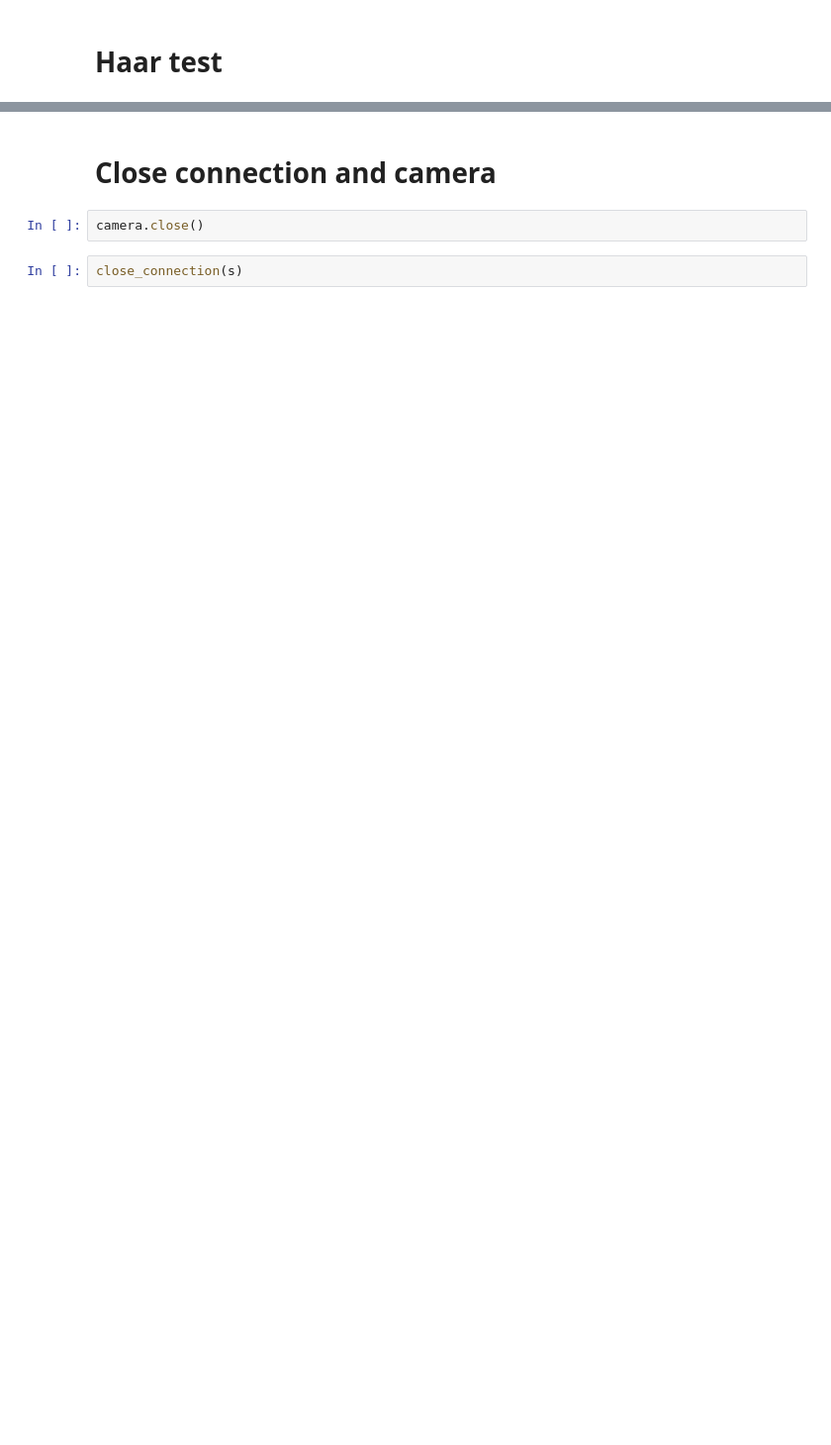
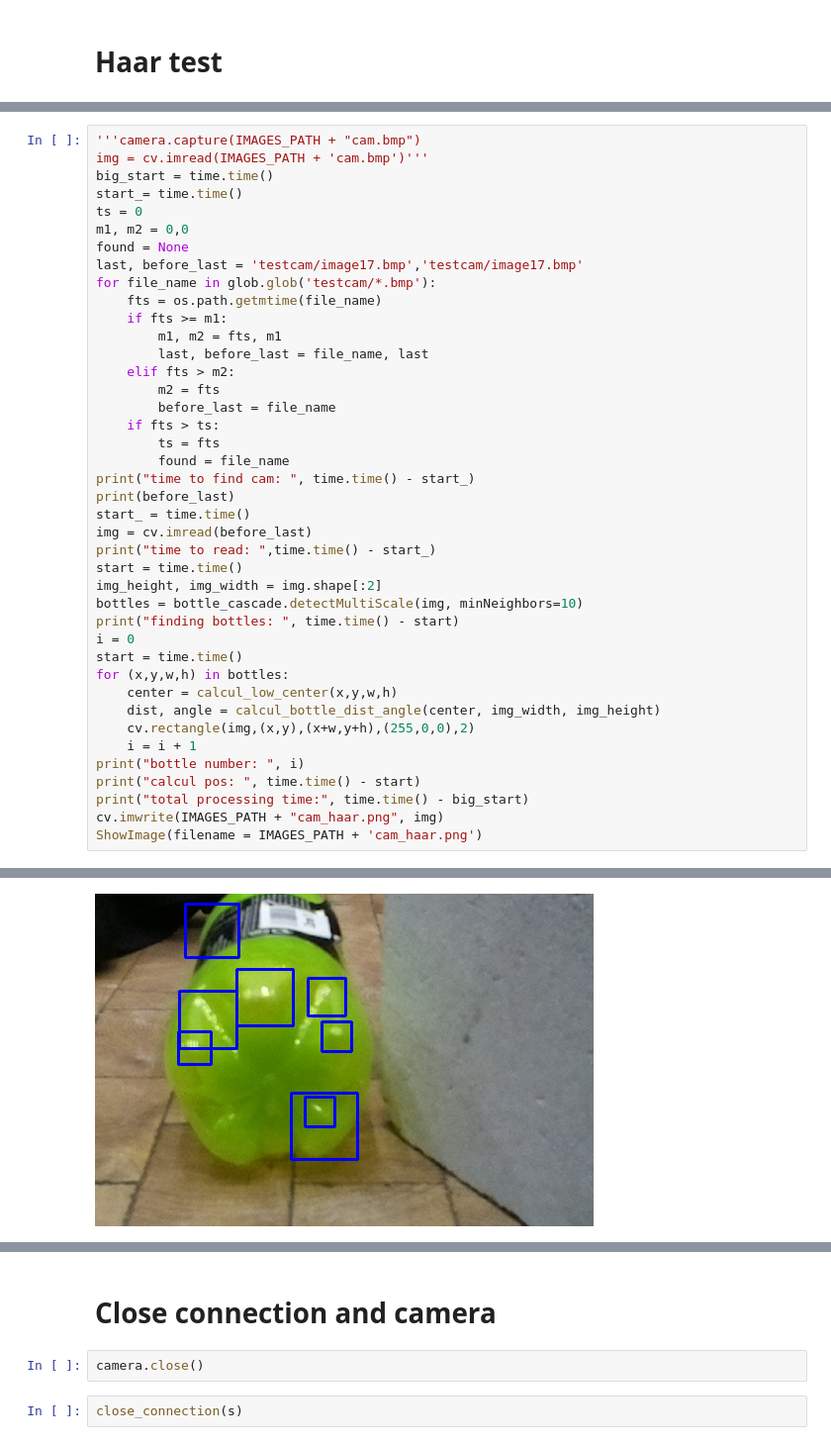
Before and after one commit to Apiquet/Visual_recognition, a Jupyter notebook: main.ipynb, the cells around one changed output, grey strips where cells are left out. Shown: that part at 99% size. Drawn from its saved outputs; the diff is of its cells as text; blank space fills up the shorter version.

Commit message:
Trying different way to find the fastest

```diff
--- a/main.ipynb
+++ b/main.ipynb
@@ -302,0 +344,42 @@ time: 1.0871467590332031
+# %%
+'''camera.capture(IMAGES_PATH + "cam.bmp")
+img = cv.imread(IMAGES_PATH + 'cam.bmp')'''
+big_start = time.time()
+start_= time.time()
+ts = 0
+m1, m2 = 0,0
+found = None
+last, before_last = 'testcam/image17.bmp','testcam/image17.bmp'
+for file_name in glob.glob('testcam/*.bmp'):
+    fts = os.path.getmtime(file_name)
+    if fts >= m1:
+        m1, m2 = fts, m1
+        last, before_last = file_name, last
+    elif fts > m2:
+        m2 = fts
+        before_last = file_name
+    if fts > ts:
+        ts = fts
+        found = file_name
+print("time to find cam: ", time.time() - start_)
+print(before_last)
+start_ = time.time()
+img = cv.imread(before_last)
+print("time to read: ",time.time() - start_)
+start = time.time()
+img_height, img_width = img.shape[:2]
+bottles = bottle_cascade.detectMultiScale(img, minNeighbors=10)
+print("finding bottles: ", time.time() - start)
+i = 0
+start = time.time()
+for (x,y,w,h) in bottles:
+    center = calcul_low_center(x,y,w,h)
+    dist, angle = calcul_bottle_dist_angle(center, img_width, img_height)
+    cv.rectangle(img,(x,y),(x+w,y+h),(255,0,0),2)
+    i = i + 1
+print("bottle number: ", i)
+print("calcul pos: ", time.time() - start)
+print("total processing time:", time.time() - big_start)
+cv.imwrite(IMAGES_PATH + "cam_haar.png", img)
+ShowImage(filename = IMAGES_PATH + 'cam_haar.png')
+# %% [output]
@@ -302,0 +393 @@ time: 1.0871467590332031
+[figure, added]
```
Also changed, not shown: parts of 20 cells of this notebook.
